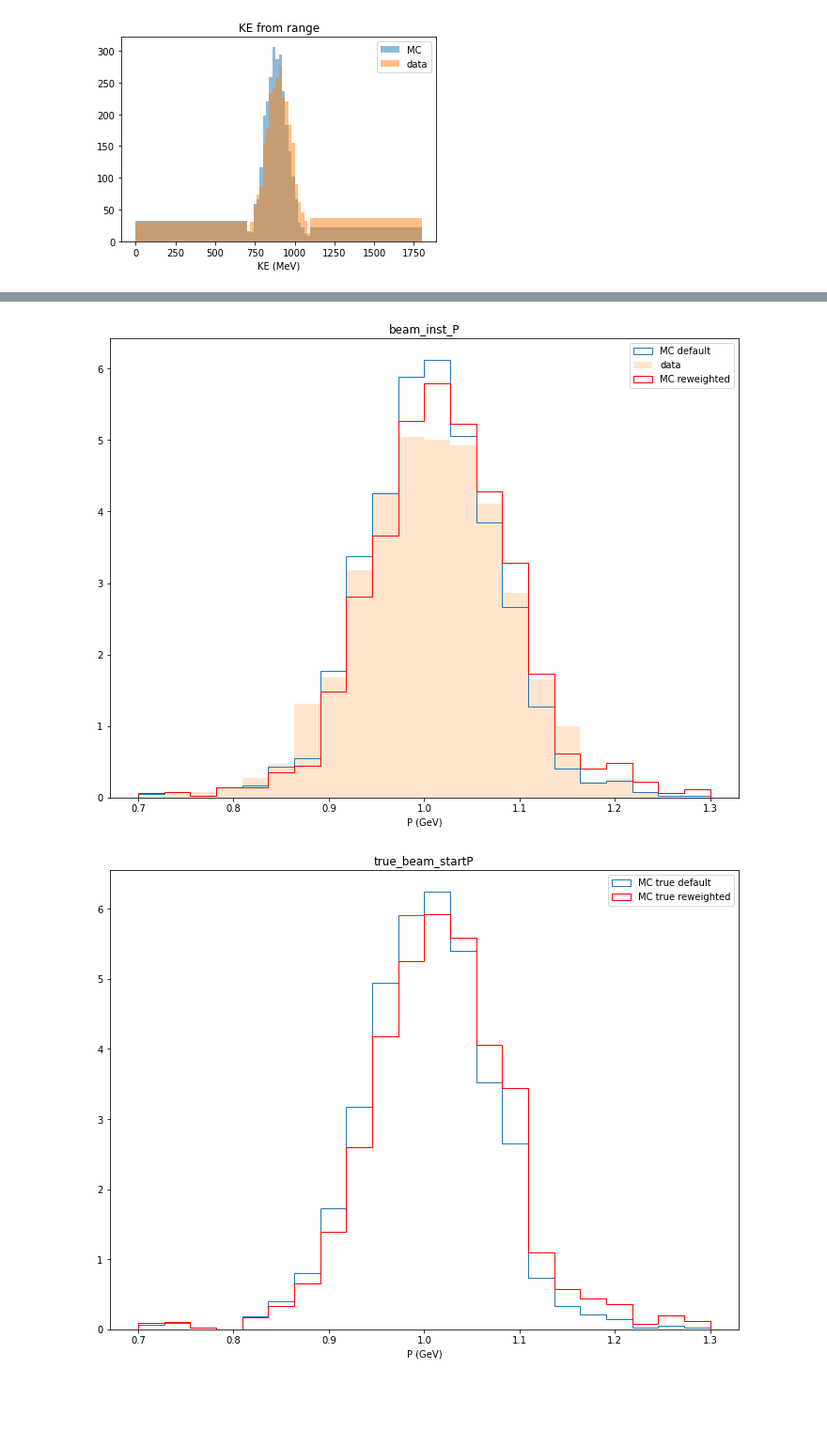
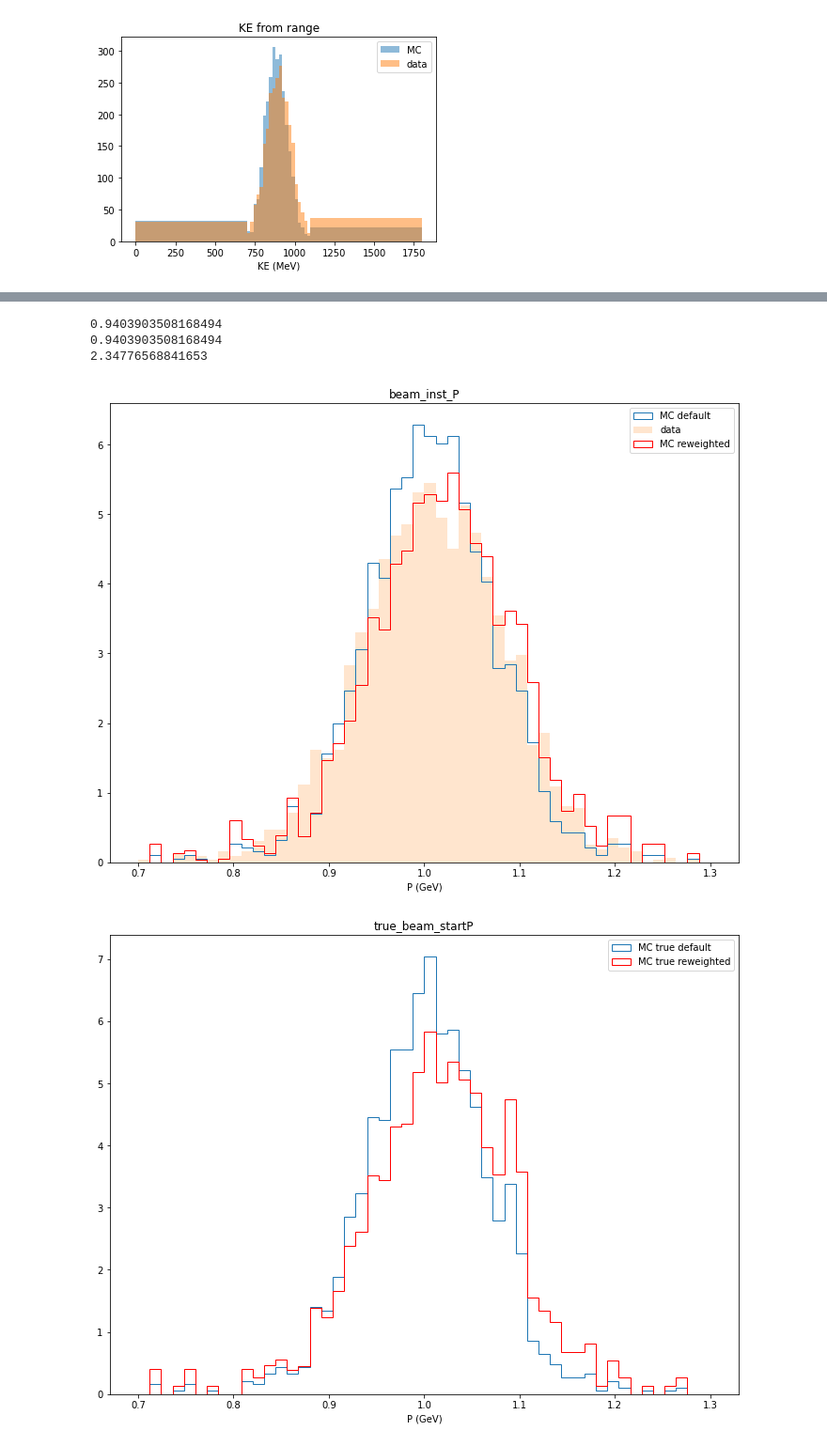
Before and after one commit to fnal-dunephysics/thinslice, a Jupyter notebook: macros/pion/momentum_reweight.ipynb, the cells around one changed output, grey strips where cells are left out. Shown at 94% size. Cells and saved outputs as stored; diff of their text form; code cells hidden in the pictures; blank space fills up the shorter version.

Commit message:
update plot scripts

```diff
--- a/macros/pion/momentum_reweight.ipynb
+++ b/macros/pion/momentum_reweight.ipynb
@@ -123,8 +192,10 @@ def getChi2(mu=muu, sigma=sigmaa):
 # %% [output]
 [figure]
 # %%
-mu_list = np.linspace(1, 1.025, 100)
+mu_list = np.linspace(1, 1.03, 100)
 sigma_list = np.linspace(0.06, 0.08, 100)
+#mu_list = np.linspace(1.0075, 1.0225, 20)
+#sigma_list = np.linspace(0.06, 0.07, 20)
 mm, ss = np.meshgrid(mu_list, sigma_list)
 Chi2 = np.zeros_like(mm)
 for i in range(len(mm)):
@@ -171,26 +242,34 @@ Obtained sigma = 0.07111 (res 0.0002)
 # %%
-_, neweight = getChi2(mur, sigmar)
+chi2, neweight = getChi2(mur, sigmar)
 plt.figure(figsize=[12,9])
-plt.hist(MC_dXYZ, bins=xbins, histtype="step", label="MC default", weights=mcweight)
-plt.hist(data_dXYZ, bins=xbins, alpha=0.2, label="data")
-plt.hist(MC_dXYZ, bins=xbins, histtype="step", label="MC reweighted", weights=neweight,color="r")
+am,bm,_ = plt.hist(MC_dXYZ, density=False, bins=xbins, histtype="step", label="MC default", weights=mcweight)
+aa,bb,_ = plt.hist(data_dXYZ, density=False, bins=xbins, alpha=0.2, label="data")
+aw,bw,_ = plt.hist(MC_dXYZ, density=False, bins=xbins, histtype="step", label="MC reweighted", weights=neweight,color="r")
 plt.legend()
-plt.title("dXYZ")
-plt.xlabel("Distance (cm)")
+plt.title("Eff from range")
+plt.xlabel("Eff (MeV)")
 plt.show()
 
+print(chi2)
+chi2 = 0
+for ii in range(1,len(aa)-1):
+    chi2 += (aw[ii]-aa[ii])**2/(aw[ii]+aa[ii])
+print(chi2/(len(aa)-3))
+print(sum(aa-aw))
+
+nnbins = 50
 plt.figure(figsize=[12,9])
-plt.hist(mcP, bins=nbins, histtype="step", label="MC default", weights=mcweight, range=[momin,momax], density=True)
-plt.hist(dataP, bins=nbins, alpha=0.2, label="data", range=[momin,momax], density=True)
-plt.hist(mcP, bins=nbins, histtype="step", label="MC reweighted", weights=neweight, range=[momin,momax],color="r", density=True)
+amp,bmp,_ = plt.hist(mcP, bins=nnbins, histtype="step", label="MC default", weights=mcweight, range=[momin,momax], density=True)
+aap,bbp,_ = plt.hist(dataP, bins=nnbins, alpha=0.2, label="data", range=[momin,momax], density=True)
+awp,bwp,_ = plt.hist(mcP, bins=nnbins, histtype="step", label="MC reweighted", weights=neweight, range=[momin,momax],color="r", density=True)
 plt.legend()
 plt.title("beam_inst_P")
 plt.xlabel("P (GeV)")
 plt.show()
 
 plt.figure(figsize=[12,9])
-plt.hist(mcP_true, bins=nbins, histtype="step", label="MC true default", weights=mcweight, range=[momin,momax], density=True)
-plt.hist(mcP_true, bins=nbins, histtype="step", label="MC true reweighted", weights=neweight, range=[momin,momax],color="r", density=True)
+plt.hist(mcP_true, bins=nnbins, histtype="step", label="MC true default", weights=mcweight, range=[momin,momax], density=True)
+plt.hist(mcP_true, bins=nnbins, histtype="step", label="MC true reweighted", weights=neweight, range=[momin,momax],color="r", density=True)
 plt.legend()
 plt.title("true_beam_startP")
 plt.xlabel("P (GeV)")
@@ -200,2 +279,5 @@ plt.show()
+0.9403903508168494
+0.9403903508168494
+2.34776568841653
-[figure, old version]
+[figure, new version]
-[figure, old version]
+[figure, new version]
```
Also changed, not shown: parts of 9 cells of this notebook, 3 other files.
